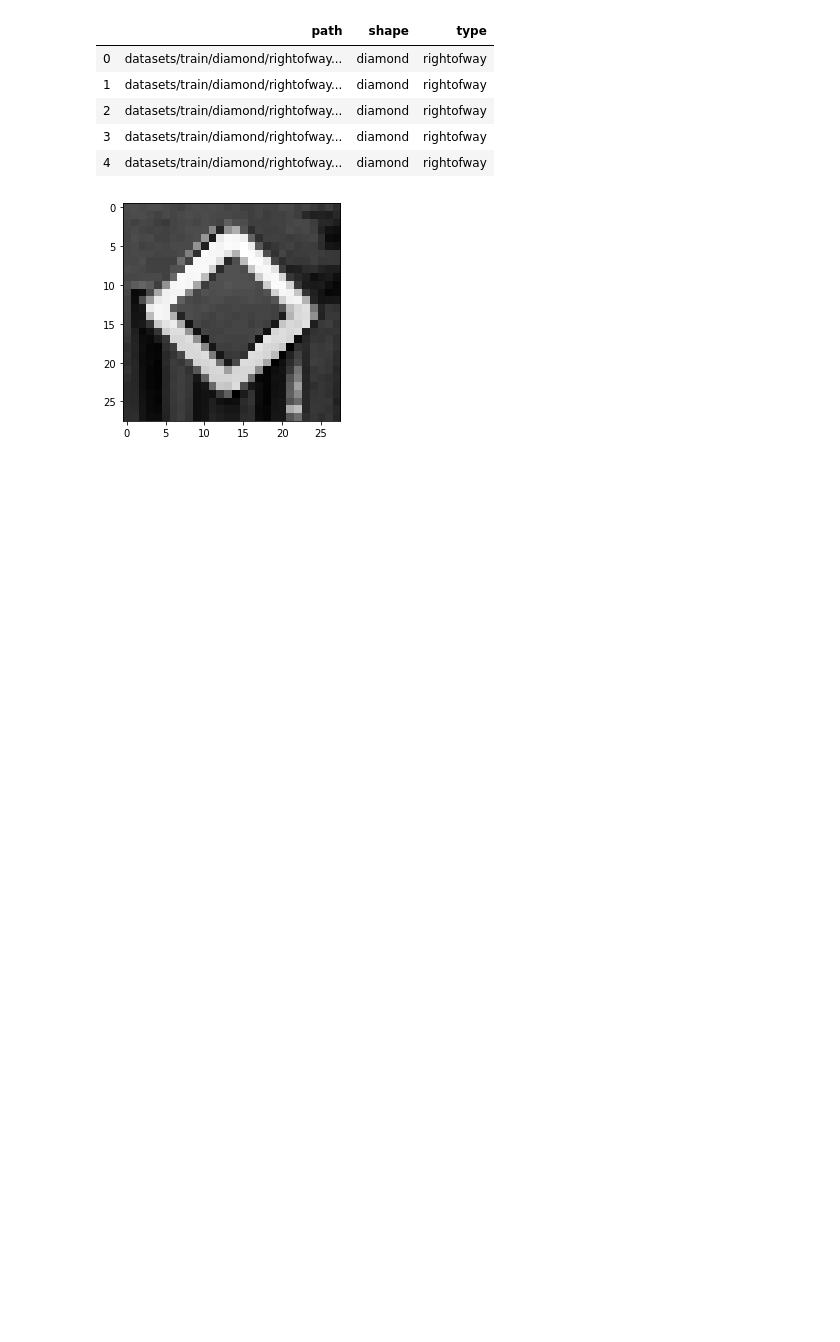
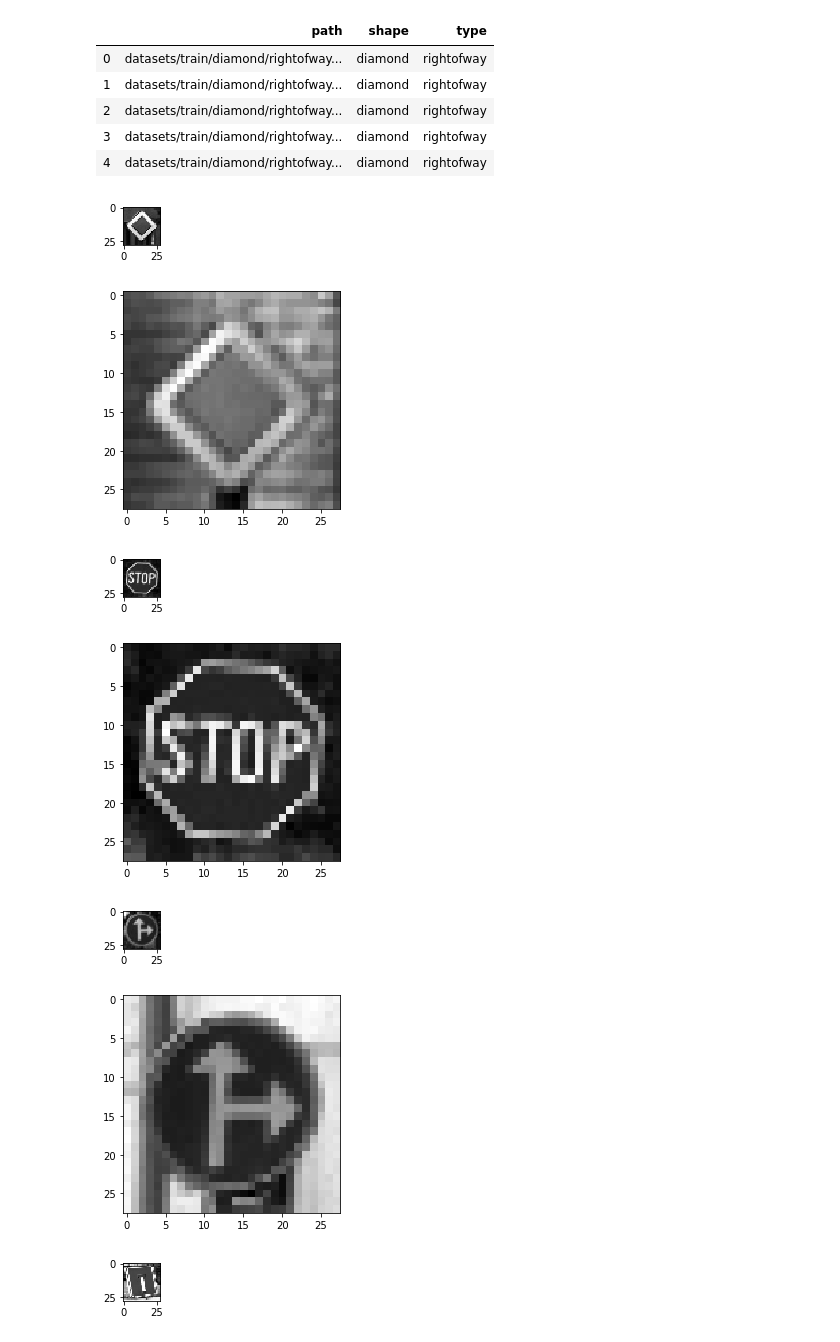
Before and after one commit to ItsThatBlackKid/trafficsignsML, a Jupyter notebook: trafficsigns.ipynb, the cells around one changed output. Drawn from its saved outputs; the diff is of its cells as text; code cells hidden in the pictures; blank space fills up the shorter version.

```diff
--- a/trafficsigns.ipynb
+++ b/trafficsigns.ipynb
@@ -156,3 +185,7 @@ hexDf = trafficSignsDf.loc[trafficSignsDf['shape'] == 'hex']
 roundDf = trafficSignsDf.loc[trafficSignsDf['shape'] == 'round']
 squareDf = trafficSignsDf.loc[trafficSignsDf['shape'] == 'square']
 triangleDf = trafficSignsDf.loc[trafficSignsDf['shape'] == 'hex']
+shapesDfs = []
+for shapes in shapes:
+    shapesDfs.append(trafficSignsDf.loc[trafficSignsDf['shape'] == shapes])
+shapeDfList = [diamondDf, hexDf, roundDf, squareDf, triangleDf]
@@ -165,10 +216,24 @@ diamondDf.head()
 | 2 | datasets/train/diamond/rightofway... | diamond | rightofway |
 | 3 | datasets/train/diamond/rightofway... | diamond | rightofway |
 | 4 | datasets/train/diamond/rightofway... | diamond | rightofway |
-# %%
-for index, row in diamondDf.head().iterrows():
-    mpimg.imread(row['path'])
-    imgplot = plt.imshow(img, cmap="gray")
-plt.show()
-# %% [output]
-[figure, removed]
+# %%
+def showImagesFromDfList(n = 5):
+    df_count = 1
+
+    for df in shapesDfs:
+        plt.subplot(5,n,df_count)
+        for index, row in df.head(n).iterrows():
+            df_count = df_count + 1 if df_count < n else 1
+            # shapeImg = mpimg.imread(row['pixels'])
+            plt.imshow(row['pixels'], cmap="gray")
+            plt.show()
+# %%
+showImagesFromDfList(2)
+# %% [output]
+[figure, added]
+[figure, added]
+[figure, added]
+[figure, added]
+[figure, added]
+[figure, added]
+[figure, added]
```
Also changed, not shown: parts of 11 cells of this notebook.
